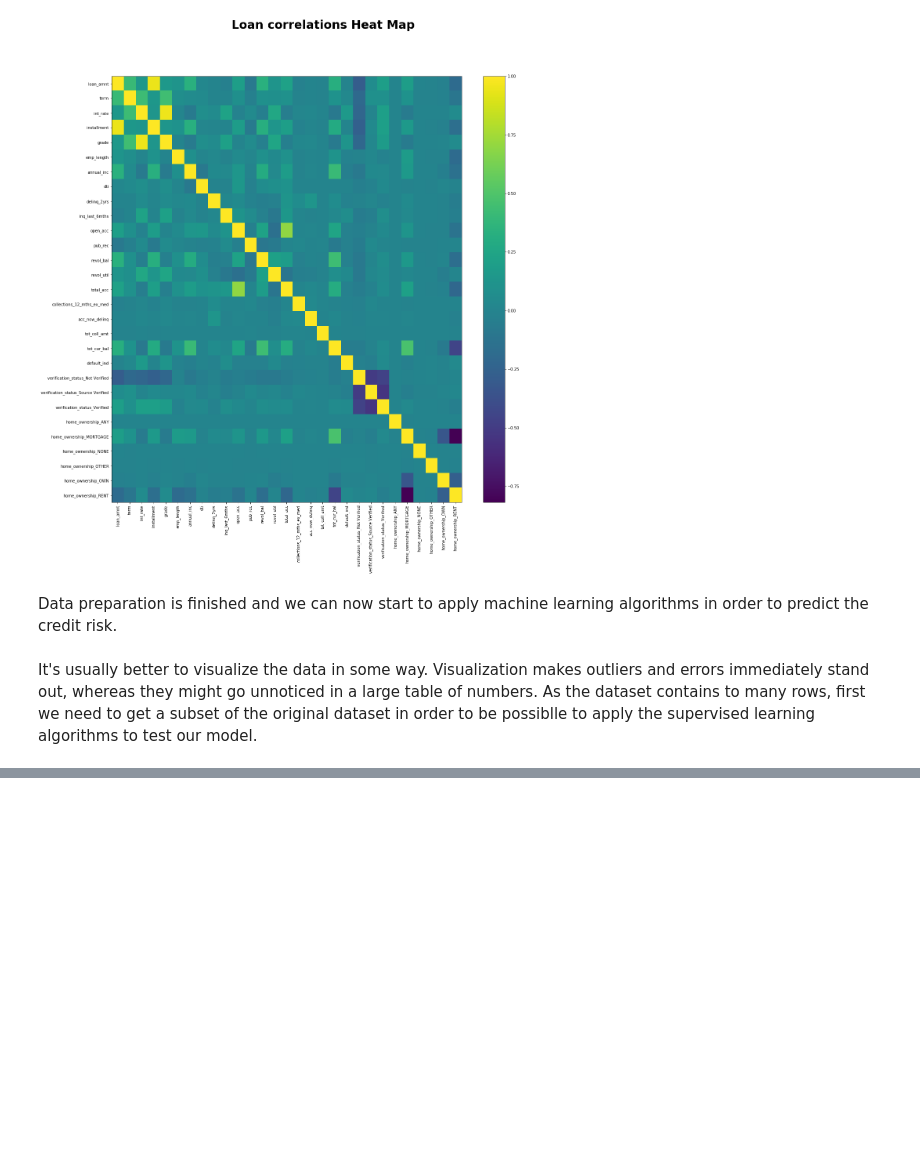
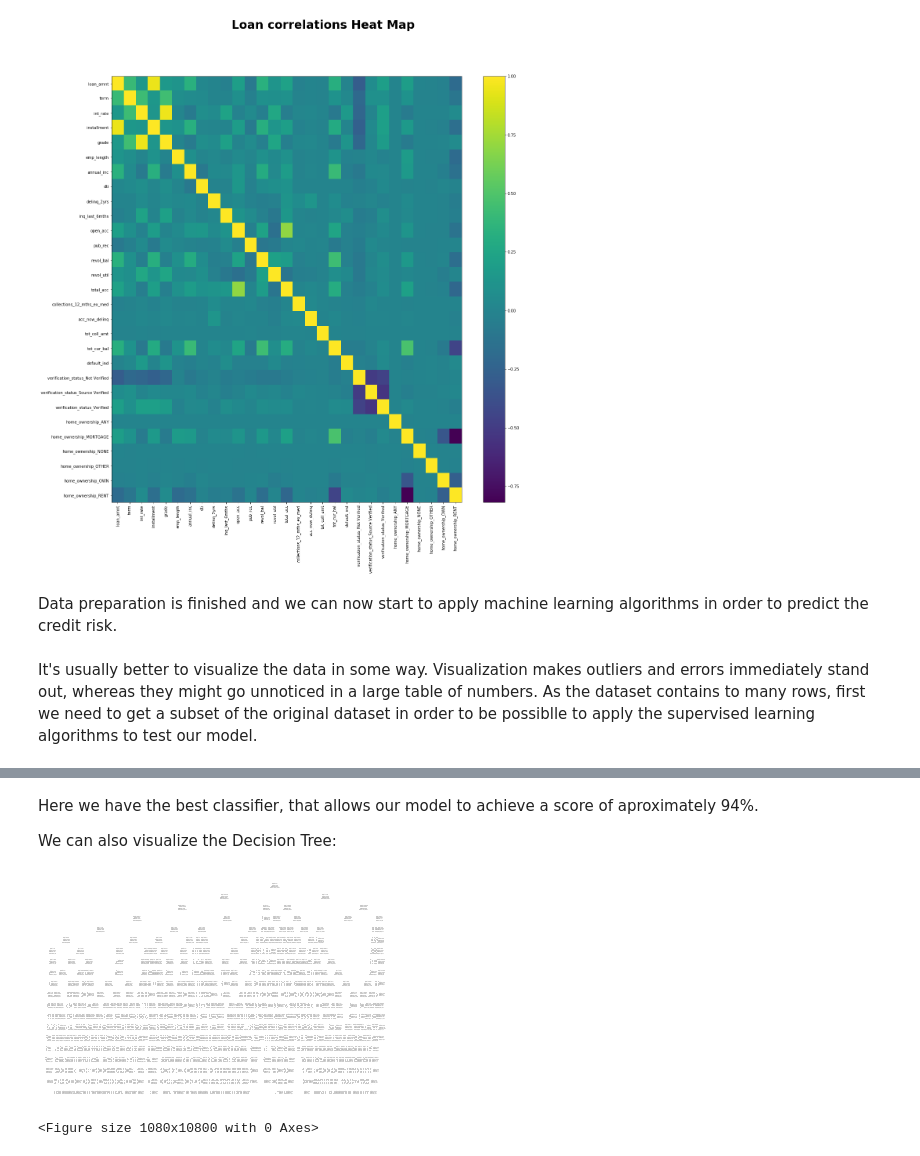
Before and after one commit to pedrovponte/IART-g39, a Jupyter notebook: proj2/src/credit_risk_analysis.ipynb, the cells around one changed output, grey strips where cells are left out. Drawn from its saved outputs; the diff is of its cells as text; code cells hidden in the pictures; blank space fills up the shorter version.

```diff
--- a/proj2/src/credit_risk_analysis.ipynb
+++ b/proj2/src/credit_risk_analysis.ipynb
@@ -812,0 +892,14 @@ Max:  0.9514018691588785
+# %% [markdown]
+Here we have the best classifier, that allows our model to achieve a score of aproximately 94%.
+
+We can also visualize the Decision Tree:
+# %%
+tree.plot_tree(decision_tree_classifier)
+plt.figure(figsize=(15, 150))
+plt.show()
+
+with open('iris_dtc.dot', 'w') as out_file:
+    out_file = tree.export_graphviz(decision_tree_classifier, out_file=out_file)
+# %% [output]
+[figure, added]
+<Figure size 1080x10800 with 0 Axes>
```
Also changed, not shown: parts of 46 cells of this notebook.
